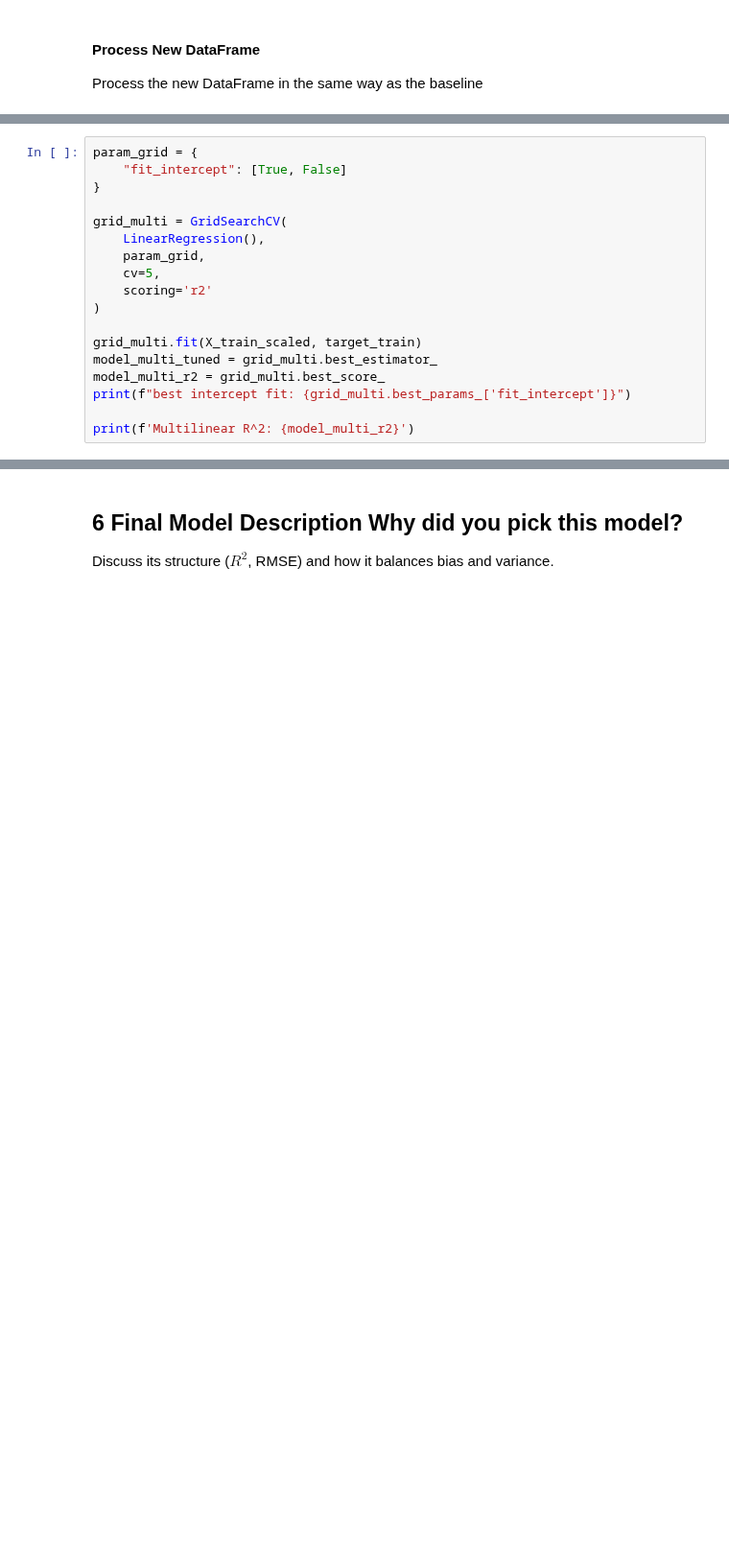
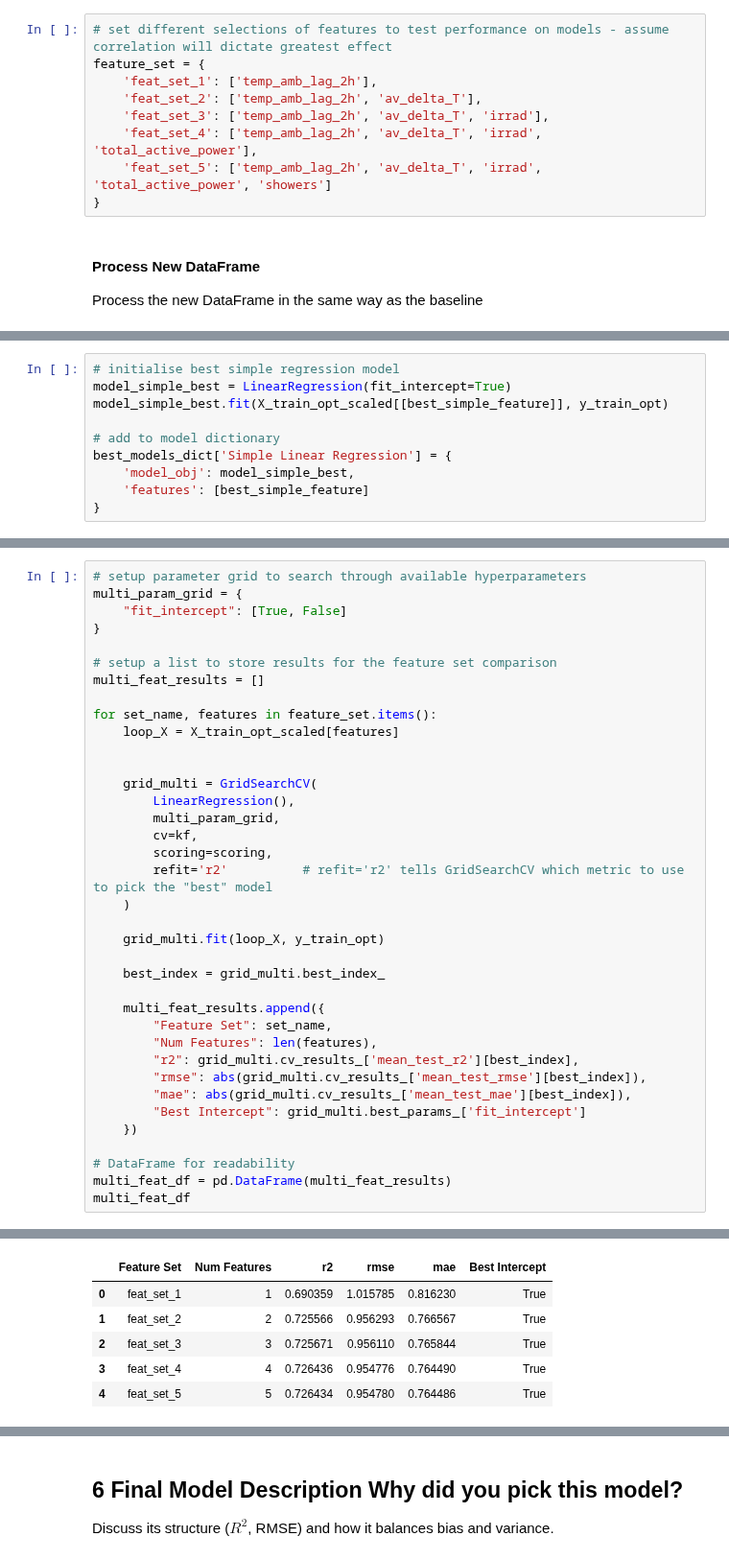
Before and after one commit to VonRiecken/Energy-Data-Engineering, a Jupyter notebook: main/ede_WS2526_project_9_ay_JR.ipynb, the cells around one changed output, grey strips where cells are left out. Shown at 96% size. Saved outputs shown, nothing was run; the diff lists cells and outputs as text; blank space fills up the shorter version.

```diff
--- a/main/ede_WS2526_project_9_ay_JR.ipynb
+++ b/main/ede_WS2526_project_9_ay_JR.ipynb
@@ -848,6 +826,15 @@ df_opt
 | 2023-06-29 23:30:00 | 20.166667 | -5.357143 | 0.0 | 0.887040 | 0.0 | -2.022681 |
 | 2023-06-29 23:45:00 | 20.013333 | -5.357143 | 0.0 | 0.902160 | 0.0 | -2.007885 |
 130303 rows × 6 columns
+# %%
+# set different selections of features to test performance on models - assume correlation will dictate greatest effect
+feature_set = {
+    'feat_set_1': ['temp_amb_lag_2h'],
+    'feat_set_2': ['temp_amb_lag_2h', 'av_delta_T'],
+    'feat_set_3': ['temp_amb_lag_2h', 'av_delta_T', 'irrad'],
+    'feat_set_4': ['temp_amb_lag_2h', 'av_delta_T', 'irrad', 'total_active_power'],
+    'feat_set_5': ['temp_amb_lag_2h', 'av_delta_T', 'irrad', 'total_active_power', 'showers']
+}
 # %% [markdown]
 #### **Process New DataFrame**
 Process the new DataFrame in the same way as the baseline
@@ -899 +922,11 @@ Simple Linear R^2: 0.08744860689163951
+# %%
+# initialise best simple regression model
+model_simple_best = LinearRegression(fit_intercept=True)
+model_simple_best.fit(X_train_opt_scaled[[best_simple_feature]], y_train_opt)
+
+# add to model dictionary
+best_models_dict['Simple Linear Regression'] = {
+    'model_obj': model_simple_best,
+    'features': [best_simple_feature]
+}
 # %% [markdown]
@@ -901,19 +934,38 @@ Simple Linear R^2: 0.08744860689163951
 # %%
-param_grid = {
+# setup parameter grid to search through available hyperparameters
+multi_param_grid = {
     "fit_intercept": [True, False]
 }
 
-grid_multi = GridSearchCV(
-    LinearRegression(),
-    param_grid,
-    cv=5,
-    scoring='r2'
-)
+# setup a list to store results for the feature set comparison
+multi_feat_results = []
 
-grid_multi.fit(X_train_scaled, target_train)
-model_multi_tuned = grid_multi.best_estimator_
-model_multi_r2 = grid_multi.best_score_
-print(f"best intercept fit: {grid_multi.best_params_['fit_intercept']}")
+for set_name, features in feature_set.items():
+    loop_X = X_train_opt_scaled[features]
 
-print(f'Multilinear R^2: {model_multi_r2}')
+
+    grid_multi = GridSearchCV(
+        LinearRegression(),
+        multi_param_grid,
+        cv=kf,
+        scoring=scoring,
+        refit='r2'          # refit='r2' tells GridSearchCV which metric to use to pick the "best" model
+    )
+
+    grid_multi.fit(loop_X, y_train_opt)
+
+    best_index = grid_multi.best_index_
+
+    multi_feat_results.append({
+        "Feature Set": set_name,
+        "Num Features": len(features),
+        "r2": grid_multi.cv_results_['mean_test_r2'][best_index],
+        "rmse": abs(grid_multi.cv_results_['mean_test_rmse'][best_index]),
+        "mae": abs(grid_multi.cv_results_['mean_test_mae'][best_index]),
+        "Best Intercept": grid_multi.best_params_['fit_intercept']
+    })
+
+# DataFrame for readability
+multi_feat_df = pd.DataFrame(multi_feat_results)
+multi_feat_df
 # %% [output]
@@ -921,0 +972,6 @@ Multilinear R^2: 0.7597249476322891
+|  | Feature Set | Num Features | r2 | rmse | mae | Best Intercept |
+| 0 | feat_set_1 | 1 | 0.690359 | 1.015785 | 0.816230 | True |
+| 1 | feat_set_2 | 2 | 0.725566 | 0.956293 | 0.766567 | True |
+| 2 | feat_set_3 | 3 | 0.725671 | 0.956110 | 0.765844 | True |
+| 3 | feat_set_4 | 4 | 0.726436 | 0.954776 | 0.764490 | True |
+| 4 | feat_set_5 | 5 | 0.726434 | 0.954780 | 0.764486 | True |
```
Also changed, not shown: parts of 42 cells of this notebook.
